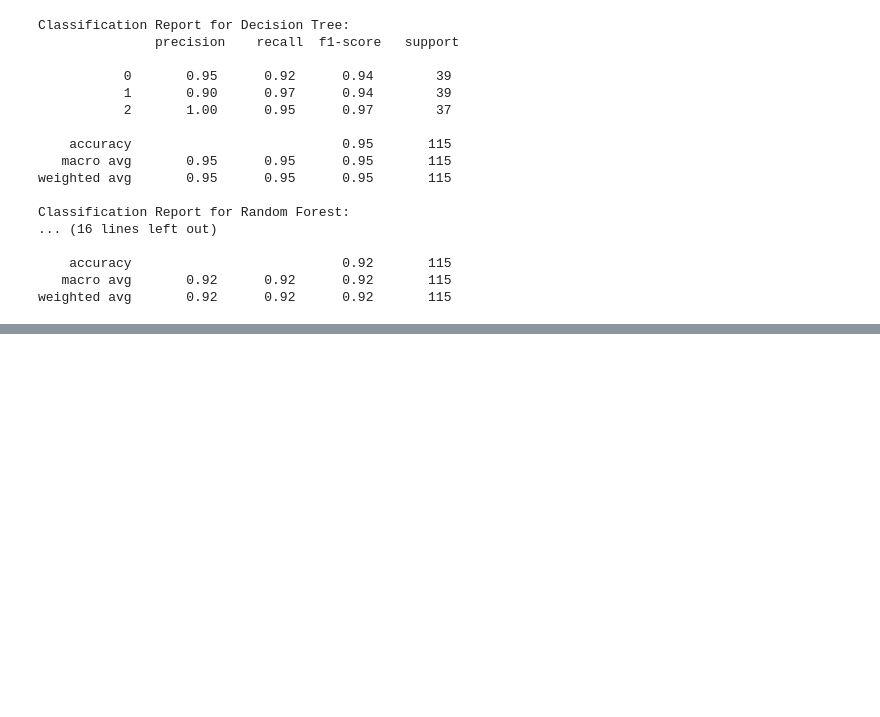
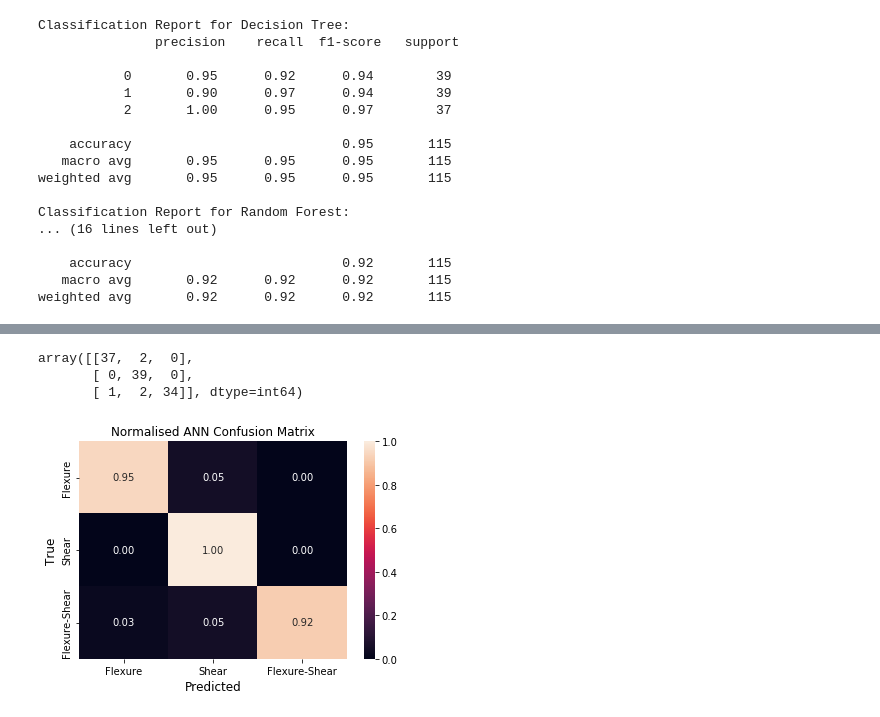
Before and after one commit to Godfred-oops/Failure-Modes-in-Rectangular-Columns, a Jupyter notebook: recColumn.ipynb, the cells around one changed output, grey strips where cells are left out. Saved outputs shown, nothing was run; the diff lists cells and outputs as text; code cells hidden in the pictures; blank space fills up the shorter version.

```diff
--- a/recColumn.ipynb
+++ b/recColumn.ipynb
@@ -406,0 +491,17 @@ weighted avg       0.92      0.92      0.92       115
+# %%
+ann = keras.Sequential([
+    keras.layers.Dense(13, activation = 'relu'),
+    keras.layers.Dense(130, activation = 'relu'),
+    keras.layers.Dense(130, activation = 'relu'),
+    keras.layers.Dense(130, activation = 'relu'),
+    keras.layers.Dense(3, activation = 'softmax')
+])
+
+ann.compile(
+    optimizer = 'adam',
+    loss = 'sparse_categorical_crossentropy',
+    metrics = ['accuracy']
+
+)
+
+ann.fit(X_train_ann, y_train, epochs = 50)
@@ -406,0 +532,2 @@ weighted avg       0.92      0.92      0.92       115
+# %%
+y_pred = ann.predict(X_test)
@@ -406,0 +542,2 @@ weighted avg       0.92      0.92      0.92       115
+# %%
+y_predicted = [np.argmax(i) for i in y_pred]
@@ -406,0 +550,3 @@ weighted avg       0.92      0.92      0.92       115
+# %%
+print('Classification report for ANN\n', classification_report(y_test, y_predicted))
+cm_ann = confusion_matrix(y_test, y_predicted)
@@ -406,0 +564,17 @@ weighted avg       0.92      0.92      0.92       115
+# %%
+cm_ann
+# %% [output]
+array([[37,  2,  0],
+       [ 0, 39,  0],
+       [ 1,  2, 34]], dtype=int64)
+# %%
+import seaborn as sn
+cm_ann = cm_ann.astype('float')/cm_ann.sum(axis = 1)
+labels = ['Flexure', 'Shear', 'Flexure-Shear']
+sn.heatmap(cm_ann, annot = True, fmt = '.2f',xticklabels = labels, yticklabels = labels)
+plt.xlabel('Predicted', fontsize = 12)
+plt.ylabel('True', fontsize = 12)
+plt.title('Normalised ANN Confusion Matrix')
+plt.savefig('Normailsed_ANN.png')
+# %% [output]
+[figure, added]
```
Also changed, not shown: parts of 18 cells of this notebook.
